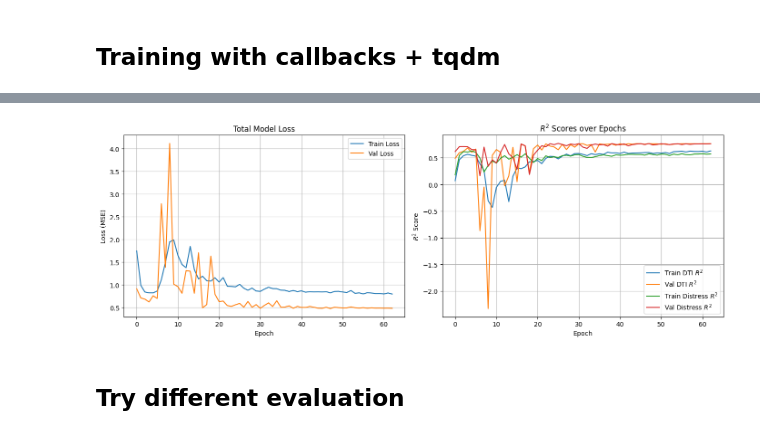
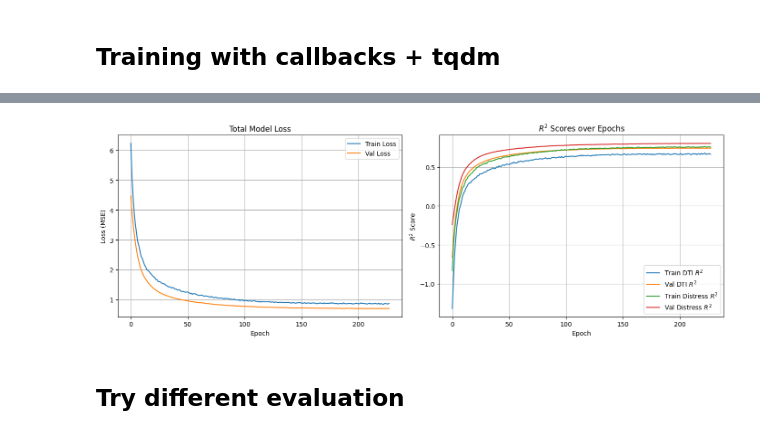
Before and after one commit to Mipjeiger/Indo-Paylater-analytics, a Jupyter notebook: researchment/03_ML_Scientist_task_2_GenZ_Forecasting.ipynb, the cells around one changed output, grey strips where cells are left out. Saved outputs shown, nothing was run; the diff lists cells and outputs as text; code cells hidden in the pictures.

```diff
--- a/researchment/03_ML_Scientist_task_2_GenZ_Forecasting.ipynb
+++ b/researchment/03_ML_Scientist_task_2_GenZ_Forecasting.ipynb
@@ -280,15 +244,15 @@ ________________________________________________________________________________
 # %%
 callbacks_list = [
     callbacks.EarlyStopping(
-        monitor='val_loss',
-        patience=15,
+        monitor="val_loss",
+        patience=30,
         restore_best_weights=True,
-        mode='min'
+        mode="min"
     ),
     callbacks.ReduceLROnPlateau(
-        monitor='val_loss',
+        monitor="val_loss",
         factor=0.5,
-        patience=5,
+        patience=8,
         min_lr=1e-6,
         verbose=1
     )
@@ -297,16 +261,12 @@ callbacks_list = [
 # Train the model
 history = model.fit(
     X_tr,
-    {
-        "dti": y_dti_tr_s,
-        "distress": y_dis_tr_s
-    },
-    validation_data=(X_val,
-                     {
-                         "dti": y_dti_val_s,
-                         "distress": y_dis_val_s
-                     }),
-    epochs=150,
+    {"dti": y_dti_tr_s, "distress": y_dis_tr_s},
+    validation_data=(
+        X_val,
+        {"dti": y_dti_val_s, "distress": y_dis_val_s}
+    ),
+    epochs=500,
     batch_size=128,
     callbacks=callbacks_list,
     verbose=1
@@ -351,32 +325,32 @@ history_df
 # %%
 import matplotlib.pyplot as plt
 
 fig, axes = plt.subplots(1, 2, figsize=(14, 5))
 
 # Loss plot
 axes[0].plot(history.history['loss'], label='Train Loss')
 axes[0].plot(history.history['val_loss'], label='Val Loss')
 axes[0].set_title('Total Model Loss')
 axes[0].set_xlabel('Epoch')
 axes[0].set_ylabel('Loss (MSE)')
 axes[0].legend()
 axes[0].grid(True)
 
 # R2 Score plot for DTI and Distress
 axes[1].plot(history.history['dti_r2'], label='Train DTI $R^2$')
 axes[1].plot(history.history['val_dti_r2'], label='Val DTI $R^2$')
-axes[1].plot(history.history['dis_r2'], label='Train Distress $R^2$')
-axes[1].plot(history.history['val_dis_r2'], label='Val Distress $R^2$')
+axes[1].plot(history.history['distress_r2'], label='Train Distress $R^2$')
+axes[1].plot(history.history['val_distress_r2'], label='Val Distress $R^2$')
 axes[1].set_title('$R^2$ Scores over Epochs')
 axes[1].set_xlabel('Epoch')
 axes[1].set_ylabel('$R^2$ Score')
 axes[1].legend()
 axes[1].grid(True)
 
 plt.tight_layout()
 plt.show()
 # %% [output]
-[figure, old version]
+[figure, new version]
 # %% [markdown]
 ## Try different evaluation
 # %%
```
Also changed, not shown: parts of 8 cells of this notebook.
